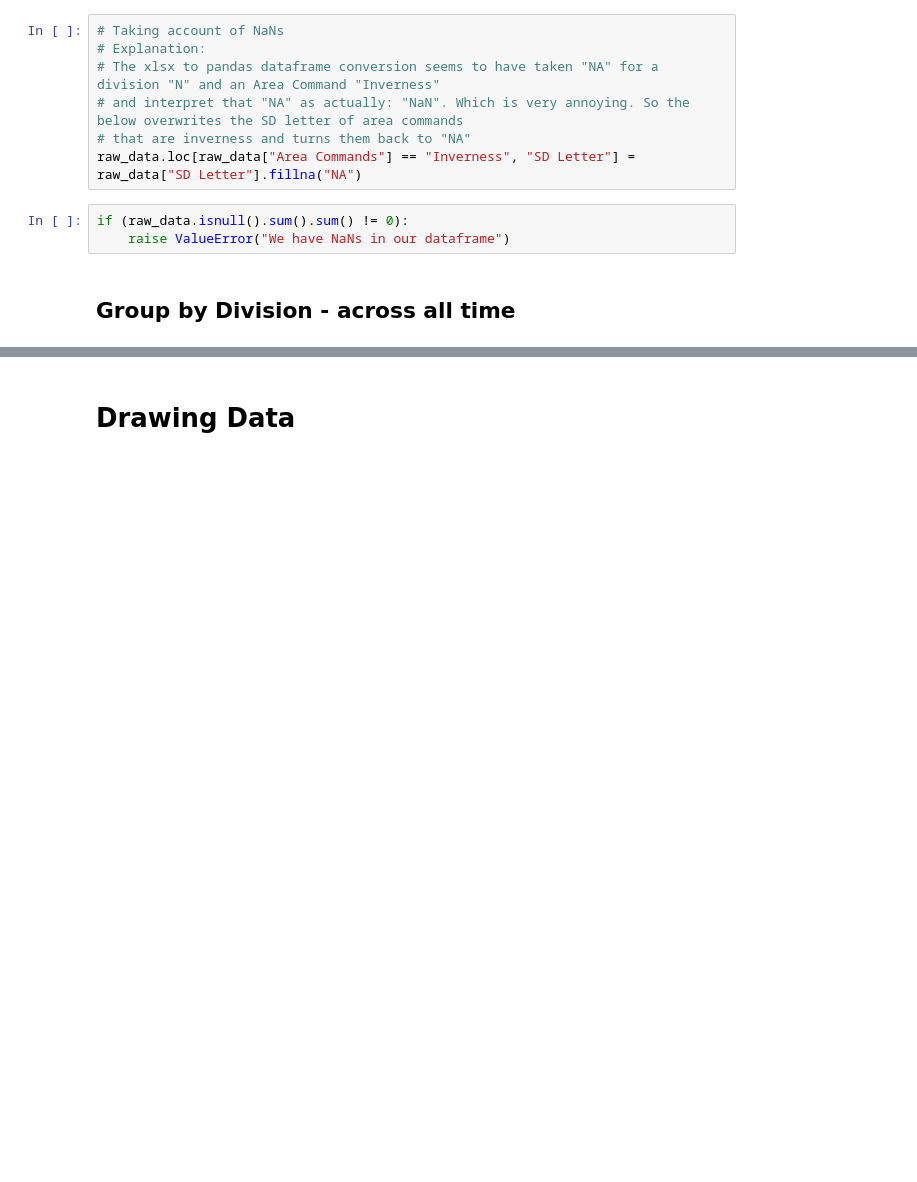
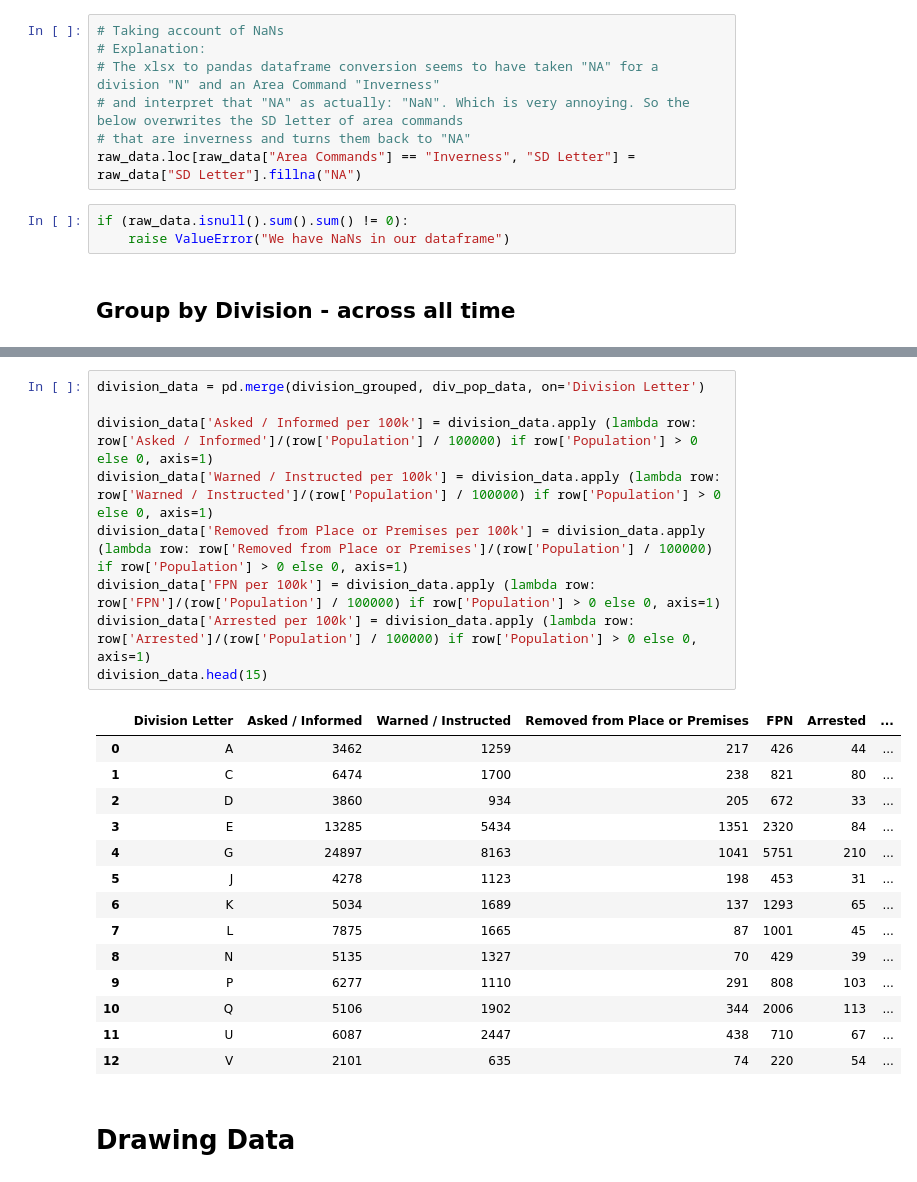
Before and after one commit to groegercesg/CovidEnforcementScotland, a Jupyter notebook: map.ipynb, the cells around one changed output, grey strips where cells are left out. Cells and saved outputs as stored; diff of their text form; blank space fills up the shorter version.

```diff
--- a/map.ipynb
+++ b/map.ipynb
@@ -39,3 +109,27 @@ if (raw_data.isnull().sum().sum() != 0):
+# %%
+division_data = pd.merge(division_grouped, div_pop_data, on='Division Letter')
+
+division_data['Asked / Informed per 100k'] = division_data.apply (lambda row: row['Asked / Informed']/(row['Population'] / 100000) if row['Population'] > 0 else 0, axis=1)
+division_data['Warned / Instructed per 100k'] = division_data.apply (lambda row: row['Warned / Instructed']/(row['Population'] / 100000) if row['Population'] > 0 else 0, axis=1)
+division_data['Removed from Place or Premises per 100k'] = division_data.apply (lambda row: row['Removed from Place or Premises']/(row['Population'] / 100000) if row['Population'] > 0 else 0, axis=1)
+division_data['FPN per 100k'] = division_data.apply (lambda row: row['FPN']/(row['Population'] / 100000) if row['Population'] > 0 else 0, axis=1)
+division_data['Arrested per 100k'] = division_data.apply (lambda row: row['Arrested']/(row['Population'] / 100000) if row['Population'] > 0 else 0, axis=1)
+division_data.head(15)
+# %% [output]
+|  | Division Letter | Asked / Informed | Warned / Instructed | Removed from Place or Premises | FPN | Arrested | ... |
+| 0 | A | 3462 | 1259 | 217 | 426 | 44 | ... |
+| 1 | C | 6474 | 1700 | 238 | 821 | 80 | ... |
+| 2 | D | 3860 | 934 | 205 | 672 | 33 | ... |
+| 3 | E | 13285 | 5434 | 1351 | 2320 | 84 | ... |
+| 4 | G | 24897 | 8163 | 1041 | 5751 | 210 | ... |
+| 5 | J | 4278 | 1123 | 198 | 453 | 31 | ... |
+| 6 | K | 5034 | 1689 | 137 | 1293 | 65 | ... |
+| 7 | L | 7875 | 1665 | 87 | 1001 | 45 | ... |
+| 8 | N | 5135 | 1327 | 70 | 429 | 39 | ... |
+| 9 | P | 6277 | 1110 | 291 | 808 | 103 | ... |
+| 10 | Q | 5106 | 1902 | 344 | 2006 | 113 | ... |
+| 11 | U | 6087 | 2447 | 438 | 710 | 67 | ... |
+| 12 | V | 2101 | 635 | 74 | 220 | 54 | ... |
 # %% [markdown]
 # Drawing Data
 # %%
```
Also changed, not shown: parts of 7 cells of this notebook, 12 other files.
